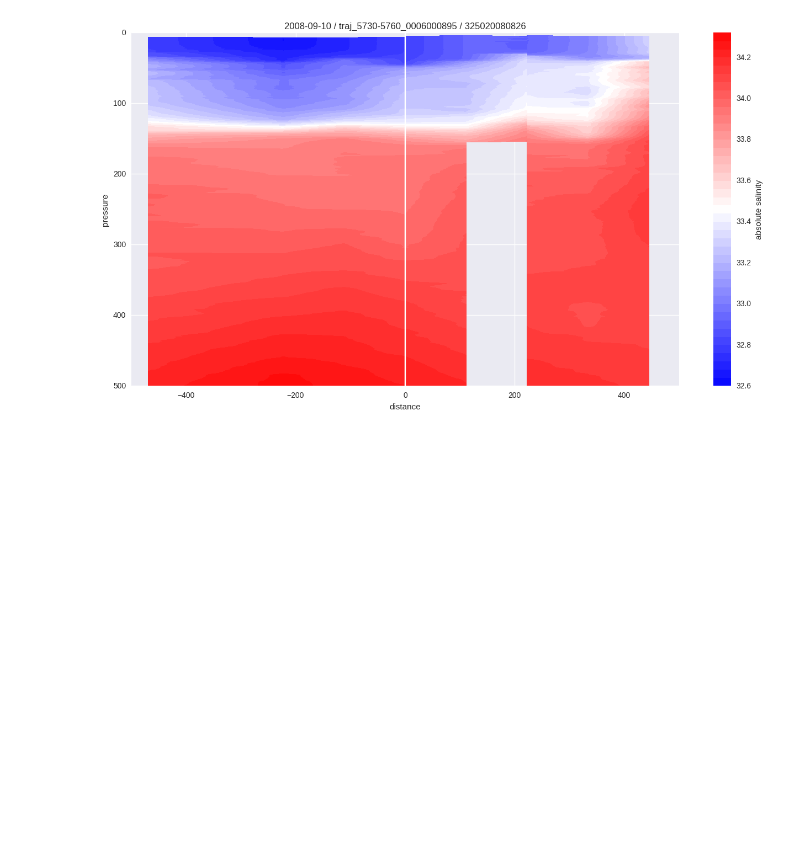
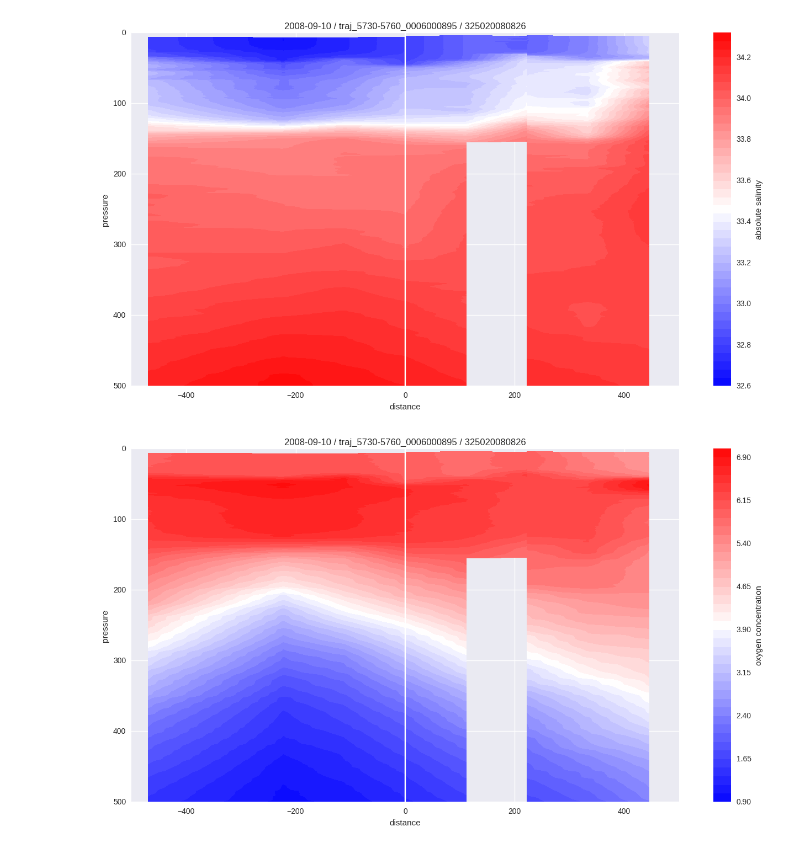
Before and after one commit to eapsclimate/cchdo-data, a Jupyter notebook: rcs-eddies/2008-09-10_09-06-00.ipynb, the cells around one changed output. Drawn from its saved outputs; the diff is of its cells as text; code cells hidden in the pictures; blank space fills up the shorter version.

```diff
--- a/rcs-eddies/2008-09-10_09-06-00.ipynb
+++ b/rcs-eddies/2008-09-10_09-06-00.ipynb
@@ -342,3 +342,19 @@ plt.savefig('figures/' + title_file + '/09_salinity-section.jpg')
 plt.show()
 # %% [output]
 [figure]
+# %%
+# figure-10 | oxygen section
+sns.set()
+plt.rcParams['figure.figsize'] = (16, 8)
+image = ds_dis_subset.CTDOXY_i.T.plot.contourf(cmap='bwr', levels=50)
+image.colorbar.set_label('oxygen concentration')
+plt.title(title_figure)
+plt.xlabel('distance')
+plt.xlim([-500, 500])
+plt.ylabel('pressure')
+plt.ylim([500, 0])
+plt.axvline(0, color='#ffffff')
+plt.savefig('figures/' + title_file + '/10_oxygen-section.jpg')
+plt.show()
+# %% [output]
+[figure, added]
```
Also changed, not shown: 3 other files.
